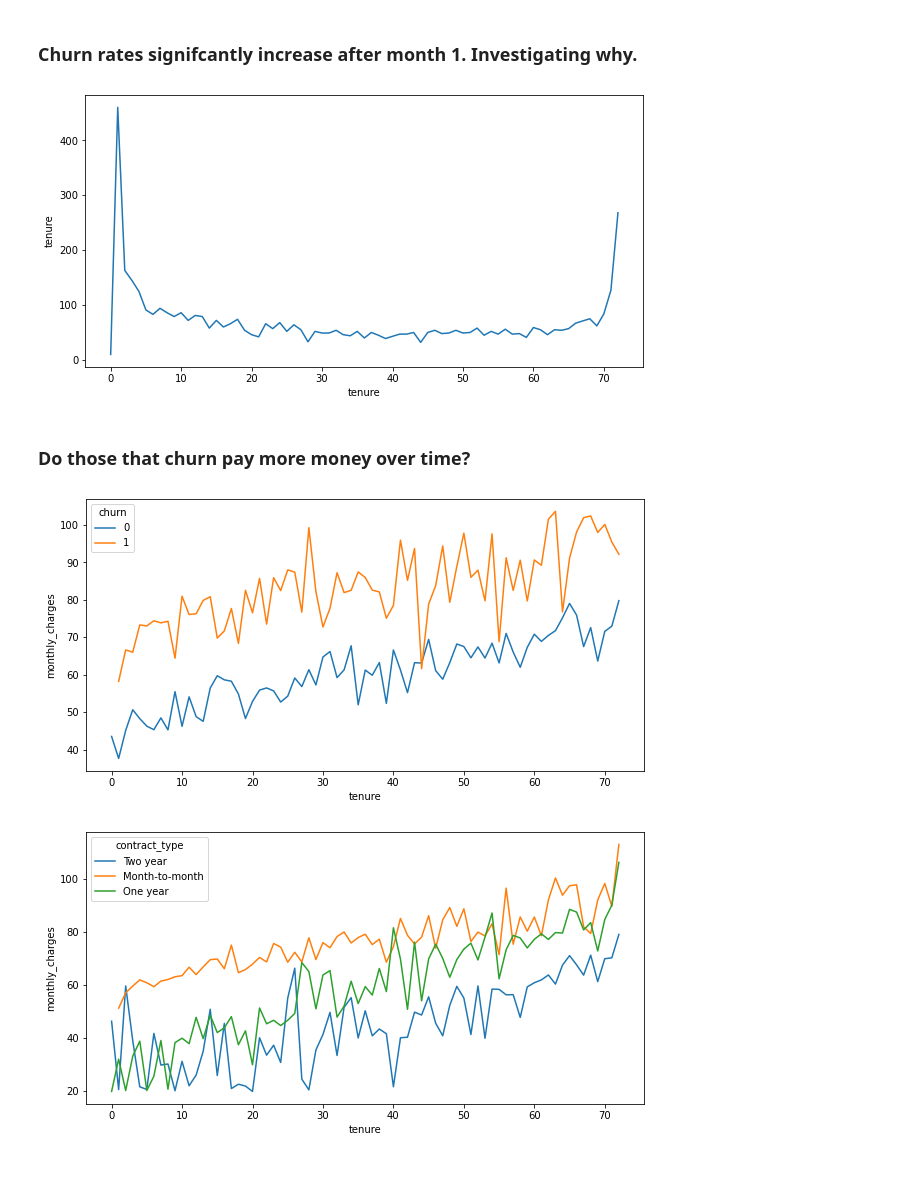
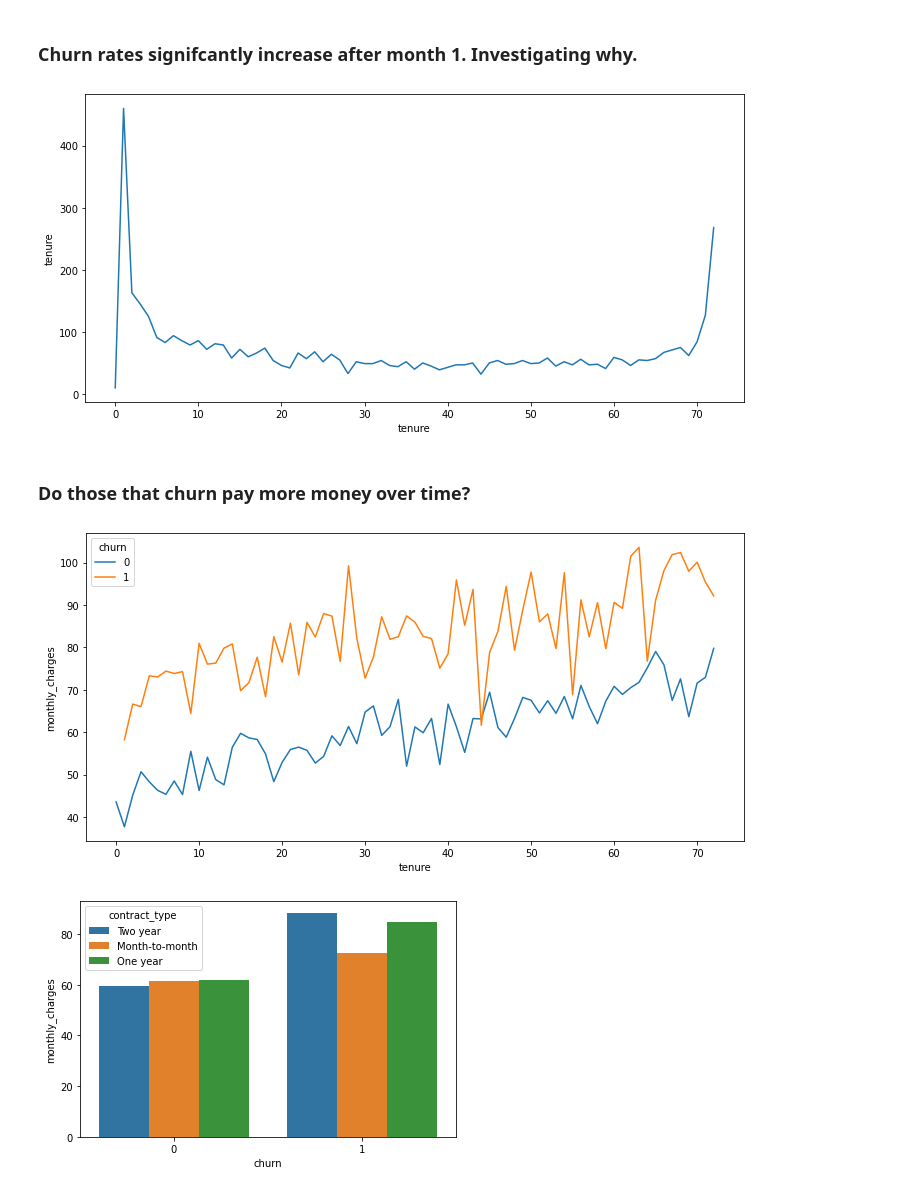
Before and after one commit to scottschmidl/telco_churn_project, a Jupyter notebook: viz.ipynb, the cells around one changed output. Cells and saved outputs as stored; diff of their text form; code cells hidden in the pictures.

```diff
--- a/viz.ipynb
+++ b/viz.ipynb
@@ -33,18 +33,20 @@ train.head()
 ### Churn rates signifcantly increase after month 1. Investigating why.
 # %%
 _ = plt.figure(figsize=(10, 5))
-ax = sns.lineplot(x=train.groupby(by="tenure")["tenure"].count().index, y=train.groupby(by="tenure")["tenure"].count());
+ax = sns.lineplot(x=train.groupby(by="tenure")["tenure"].count().index, y=train.groupby(by="tenure")["tenure"].count())
+plt.tight_layout();
 # %% [output]
-[figure, old version]
+[figure, new version]
 # %% [markdown]
 ### Do those that churn pay more money over time?
 # %%
 _ = plt.figure(figsize=(10, 5))
-sns.lineplot(x="tenure", y="monthly_charges", data=train, hue="churn", ci=None);
+sns.lineplot(x="tenure", y="monthly_charges", data=train, hue="churn", ci=None)
+plt.tight_layout();
 # %% [output]
-[figure, old version]
+[figure, new version]
 # %%
-_ = plt.figure(figsize=(10, 5))
-sns.lineplot(x="tenure", y="monthly_charges", data=train, hue="contract_type", ci=None);
+sns.barplot(x="churn", y="monthly_charges", data=train, hue="contract_type", ci=None)
+plt.tight_layout();
 # %% [output]
-[figure, old version]
+[figure, new version]
```
Also changed, not shown: parts of 4 cells of this notebook, 1 other file.
